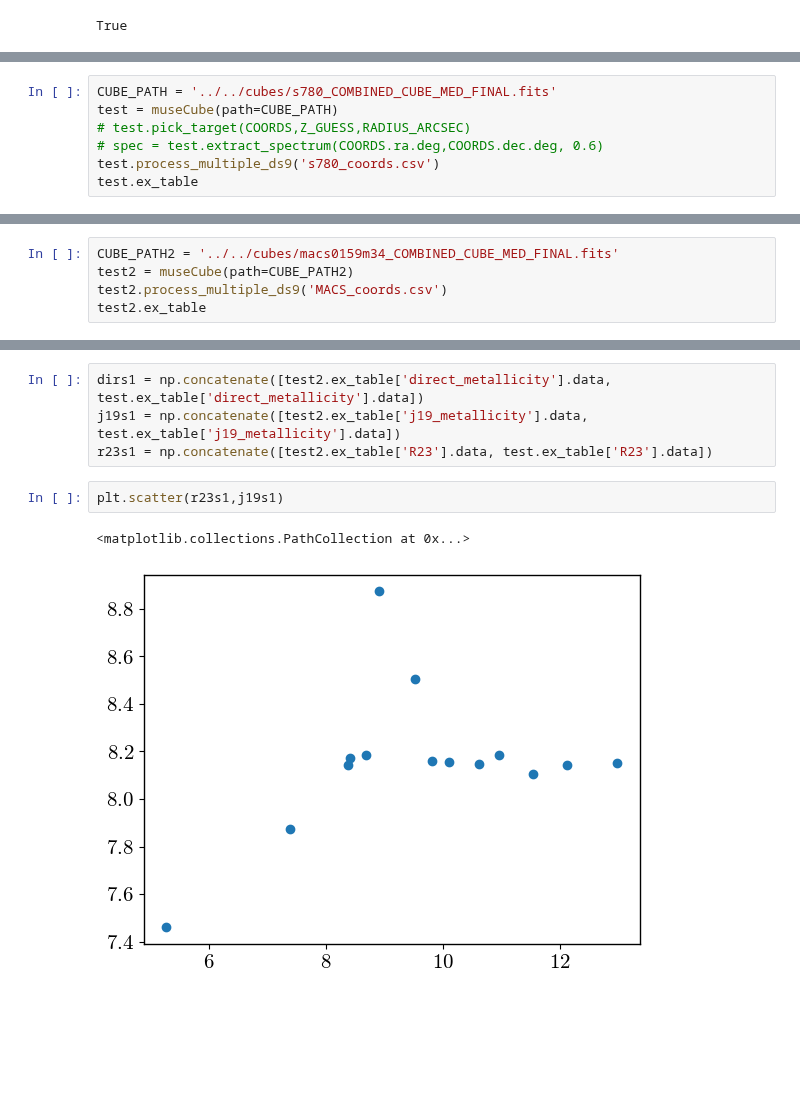
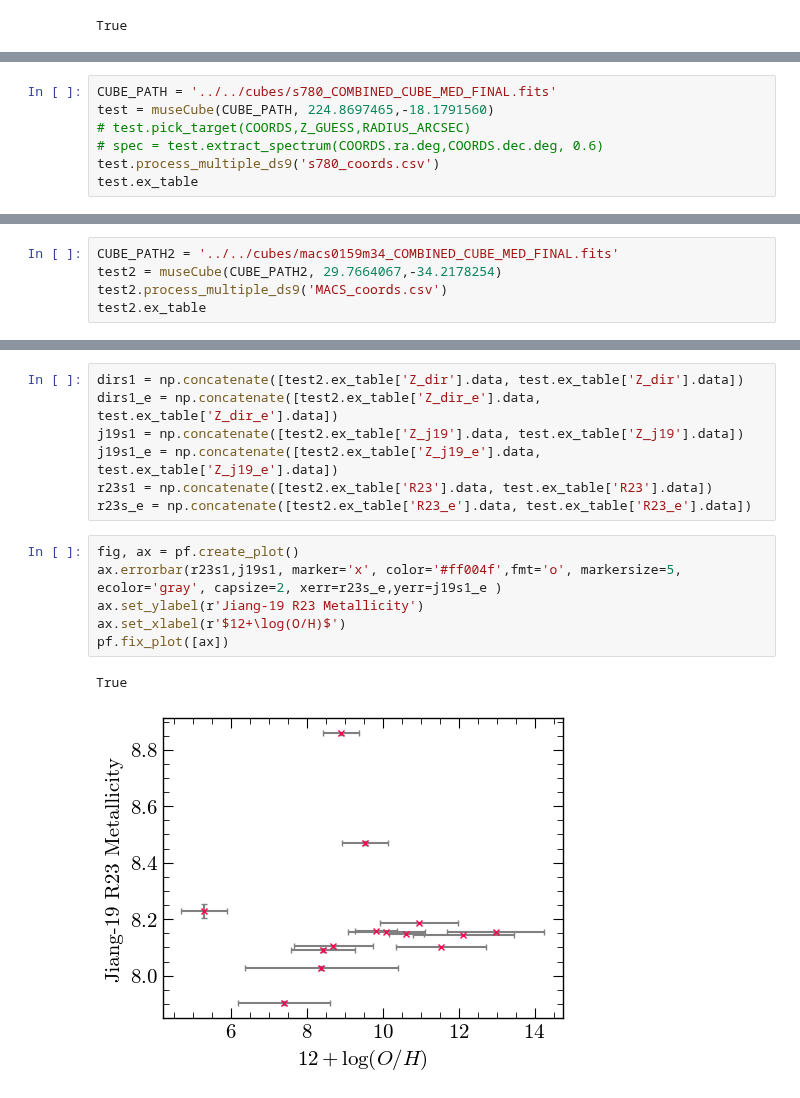
Before and after one commit to 0hardytom/eelgs, a Jupyter notebook: notebooks/week4/ifu_tools_devwk4.ipynb, the cells around one changed output, grey strips where cells are left out. Cells and saved outputs as stored; diff of their text form; blank space fills up the shorter version.

```diff
--- a/notebooks/week4/ifu_tools_devwk4.ipynb
+++ b/notebooks/week4/ifu_tools_devwk4.ipynb
@@ -551,7 +549,7 @@ class museCube:
         self.write_table()
 # %%
 CUBE_PATH = '../../cubes/s780_COMBINED_CUBE_MED_FINAL.fits'
-test = museCube(path=CUBE_PATH)
+test = museCube(CUBE_PATH, 224.8697465,-18.1791560)
 # test.pick_target(COORDS,Z_GUESS,RADIUS_ARCSEC)
 # spec = test.extract_spectrum(COORDS.ra.deg,COORDS.dec.deg, 0.6)
 test.process_multiple_ds9('s780_coords.csv')
@@ -562,6 +574,6 @@ Successfully loaded cube. Dimensions: (3682, 315, 361)
 # %%
 CUBE_PATH2 = '../../cubes/macs0159m34_COMBINED_CUBE_MED_FINAL.fits'
-test2 = museCube(path=CUBE_PATH2)
+test2 = museCube(CUBE_PATH2, 29.7664067,-34.2178254)
 test2.process_multiple_ds9('MACS_coords.csv')
 test2.ex_table
 # %% [output]
@@ -575,10 +588,17 @@ Table length=2
 # %%
-dirs1 = np.concatenate([test2.ex_table['direct_metallicity'].data, test.ex_table['direct_metallicity'].data])
-j19s1 = np.concatenate([test2.ex_table['j19_metallicity'].data, test.ex_table['j19_metallicity'].data])
+dirs1 = np.concatenate([test2.ex_table['Z_dir'].data, test.ex_table['Z_dir'].data])
+dirs1_e = np.concatenate([test2.ex_table['Z_dir_e'].data, test.ex_table['Z_dir_e'].data])
+j19s1 = np.concatenate([test2.ex_table['Z_j19'].data, test.ex_table['Z_j19'].data])
+j19s1_e = np.concatenate([test2.ex_table['Z_j19_e'].data, test.ex_table['Z_j19_e'].data])
 r23s1 = np.concatenate([test2.ex_table['R23'].data, test.ex_table['R23'].data])
+r23s_e = np.concatenate([test2.ex_table['R23_e'].data, test.ex_table['R23_e'].data])
 # %%
-plt.scatter(r23s1,j19s1)
+fig, ax = pf.create_plot()
+ax.errorbar(r23s1,j19s1, marker='x', color='#ff004f',fmt='o', markersize=5, ecolor='gray', capsize=2, xerr=r23s_e,yerr=j19s1_e )
+ax.set_ylabel(r'Jiang-19 R23 Metallicity')
+ax.set_xlabel(r'$12+\log(O/H)$')
+pf.fix_plot([ax])
 # %% [output]
-<matplotlib.collections.PathCollection at 0x...>
+True
-[figure, old version]
+[figure, new version]
 # %%
```
Also changed, not shown: parts of 7 cells of this notebook, 4 other files.
